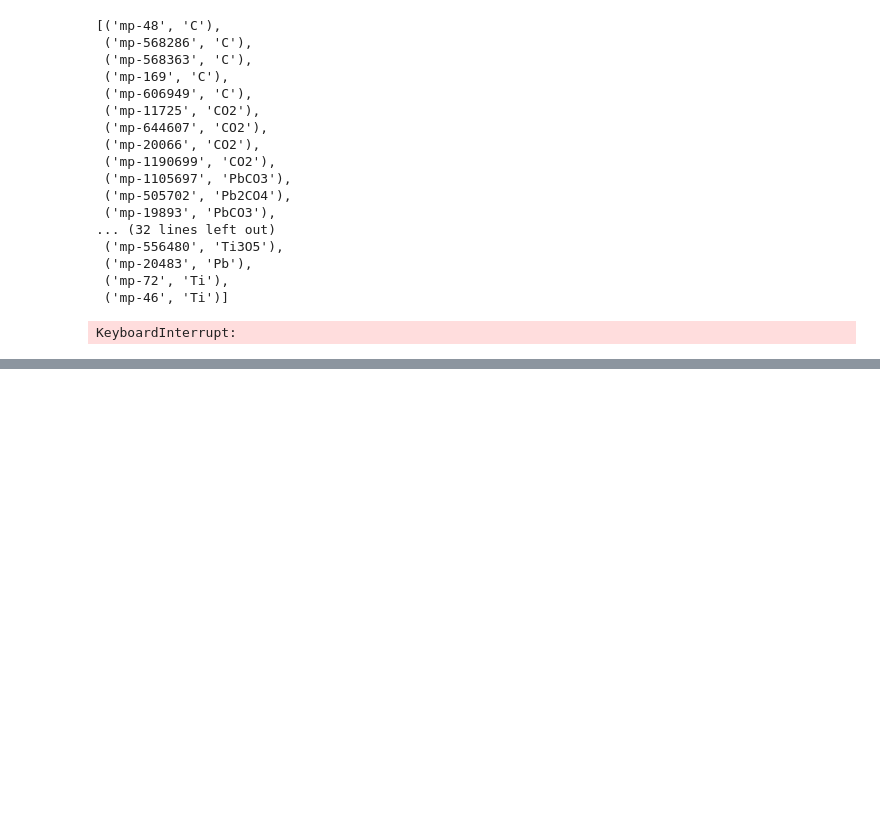
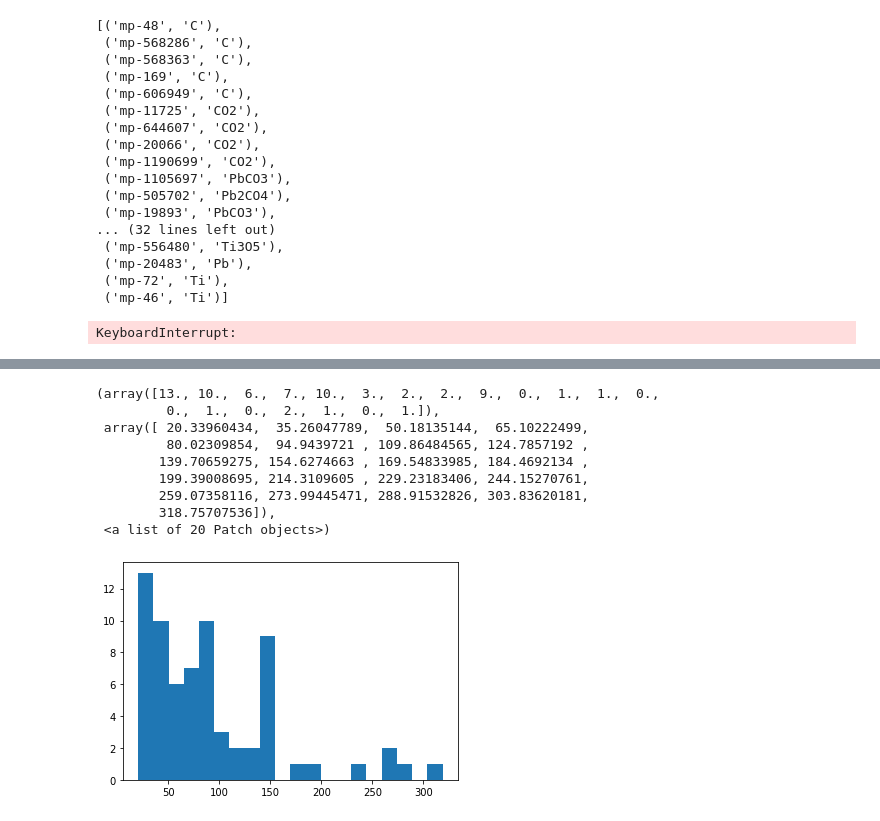
Before and after one commit to TRI-AMDD/piro, a Jupyter notebook: rxn/notebooks/test-Copy1.ipynb, the cells around one changed output, grey strips where cells are left out. Saved outputs shown, nothing was run; the diff lists cells and outputs as text; code cells hidden in the pictures; blank space fills up the shorter version.

```diff
--- a/rxn/notebooks/test-Copy1.ipynb
+++ b/rxn/notebooks/test-Copy1.ipynb
@@ -46,0 +93,35 @@ KeyboardInterrupt:
+# %%
+t={'mp-20066': 47.618426708605625,
+ 'mp-1215': 100.29593637205379,
+ 'mp-554278': 137.37616006654324,
+ 'mp-554098': 90.69564055627559,
+ 'mp-2591': 184.30512206633273,
+ 'mp-1342': 47.29036989839407,
+ 'mp-1147': 113.88853060006534,
+ 'mp-27919': 149.75409790143982,
+ 'mp-568286': 84.37440573003745,
+ 'mp-558159': 260.6090214950874,
+ 'mp-3397': 235.26562397946694,
+ 'mp-29298': 86.23105900171589,
+ 'mp-5504': 145.41777946370274,
+ 'mp-1071163': 28.926829405089467,
+ 'mp-458': 90.5698980864518,
+ 'mp-10721': 149.26789609761423,
+ 'mp-631': 112.78711358675989,
+ 'mp-1105': 92.52261277235482,
+ 'mp-1091399': 108.26850832948942,
+ 'mp-72': 44.847899265933684,
+ 'mp-7733': 36.62802626255376,
+ 'mp-122': 71.5702857597654}
+# %%
+u={'mp-23152': 66.34641859841508,
+ 'mp-573763': 1000000.0,
+ 'mp-635413': 136.40268231565508,
+ 'mp-1178386': 1000000.0,
+ 'mp-1205121': 1000000.0,
+ 'mp-19': 268.93293589395785,
+ 'mp-580062': 1000000.0,
+ 'mp-34202': 318.75707536243084,
+ 'mp-23163': 193.74516137852288,
+ 'mp-505634': 1000000.0,
+ 'mp-8361': 1000000.0}
@@ -46,0 +142,6 @@ KeyboardInterrupt:
+# %%
+tot = []
+for x in [q,r,s,t,u]:
+    tot+=list(x.values())
+# %%
+tot = [i for i in tot if i<1000000.0]
@@ -46,0 +150,13 @@ KeyboardInterrupt:
+# %%
+plt.hist(tot,bins=20)
+# %% [output]
+(array([13., 10.,  6.,  7., 10.,  3.,  2.,  2.,  9.,  0.,  1.,  1.,  0.,
+         0.,  1.,  0.,  2.,  1.,  0.,  1.]),
+ array([ 20.33960434,  35.26047789,  50.18135144,  65.10222499,
+         80.02309854,  94.9439721 , 109.86484565, 124.7857192 ,
+        139.70659275, 154.6274663 , 169.54833985, 184.4692134 ,
+        199.39008695, 214.3109605 , 229.23183406, 244.15270761,
+        259.07358116, 273.99445471, 288.91532826, 303.83620181,
+        318.75707536]),
+ <a list of 20 Patch objects>)
+[figure, added]
```
Also changed, not shown: parts of 5 cells of this notebook, 4 other files.
